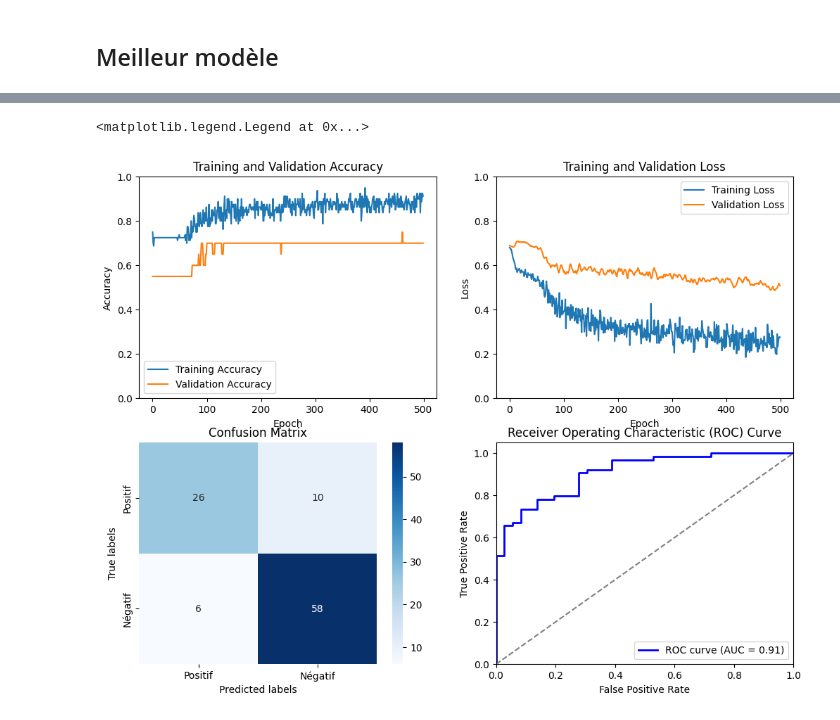
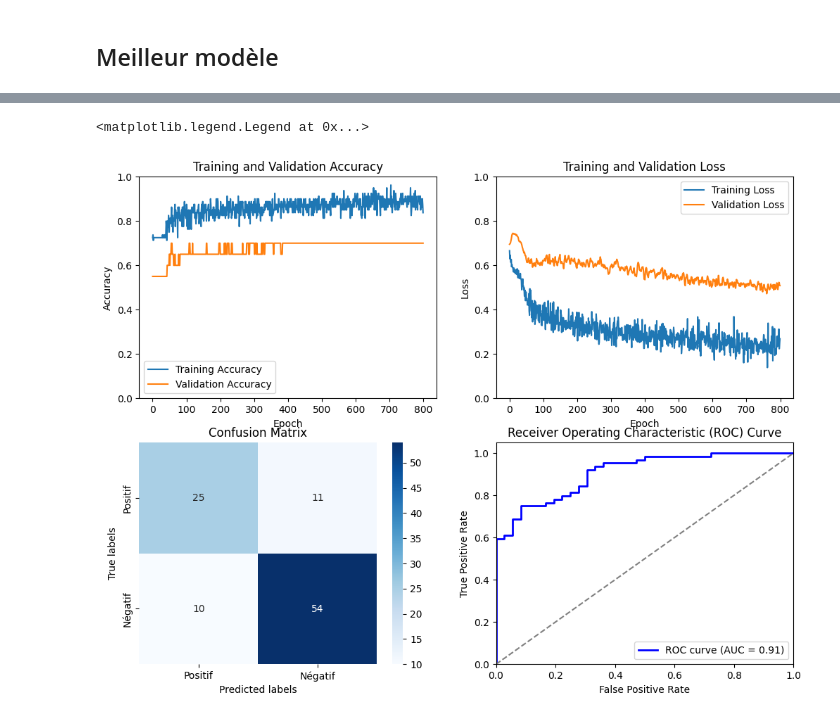
Before and after one commit to Transformot/deep-learning_project, a Jupyter notebook: Convolutional-Neural-Network.ipynb, the cells around one changed output, grey strips where cells are left out. Drawn from its saved outputs; the diff is of its cells as text; code cells hidden in the pictures.

```diff
--- a/Convolutional-Neural-Network.ipynb
+++ b/Convolutional-Neural-Network.ipynb
@@ -100,11 +100,8 @@ X_train, y_train = train_data[:, 1:], train_data[:, 0]
 X_test, y_test = test_data[:, 1:], test_data[:, 0]
 
 # Normaliser les série temporelle entre 0 et 1 dépendament des autres
-all_data = np.concatenate((X_train, X_test), axis=0)
-global_max = np.max(all_data)
-global_min = np.min(all_data)
-X_train_normalized = (X_train - global_min) / (global_max - global_min)
-X_test_normalized = (X_test - global_min) / (global_max - global_min)
+X_train_normalized = (X_train - np.min(X_train)) / (np.max(X_train) - np.min(X_train))
+X_test_normalized = (X_test - np.min(X_test)) / (np.max(X_test) - np.min(X_test))
 
 """# Normaliser les série temporelle entre 0 et 1 indépendament
 X_train_normalized = tf.keras.utils.normalize(X_train, axis=1)
@@ -114,10 +111,8 @@ X_test_normalized = tf.keras.utils.normalize(X_test, axis=1)"""
 y_train_encoded = to_categorical(y_train, num_classes=2)
 y_test_encoded = to_categorical(y_test, num_classes=2)
 
-"""
-print(X_train_normalized.shape)
-print(X_train_normalized)
-print(y_train_encoded.shape)
-print(y_train_encoded)
-"""
+# Afficher la première série temporelle
+print("health:", y_train_encoded[0])
+print(X_train_normalized[0])
+print("Dimensions des données d'entrainnement:", (X_train_normalized.shape, y_train_encoded.shape))
 # %% [output]
@@ -316,7 +326,7 @@ nb_classes = 2
 optimizer_algo = tf.keras.optimizers.Adam()  # (learning_rate=learning_rate)
 cost_function = tf.keras.losses.binary_crossentropy
 mini_batch_size = 16
-nb_epochs = 500
+nb_epochs = 800
 percentage_of_train_as_validation = 0.2
 
 # input
@@ -427,5 +437,5 @@ Train Accuracy : 0.8600000143051147
 <matplotlib.legend.Legend at 0x...>
-[figure, old version]
+[figure, new version]
 # %%
 # Nombre de test
 num_trials = 5
```
Also changed, not shown: parts of 8 cells of this notebook, 3 other files.
